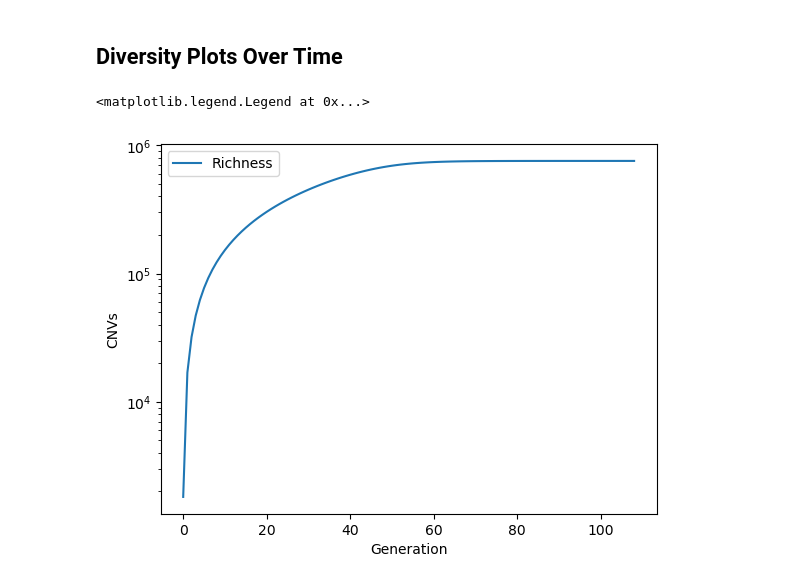
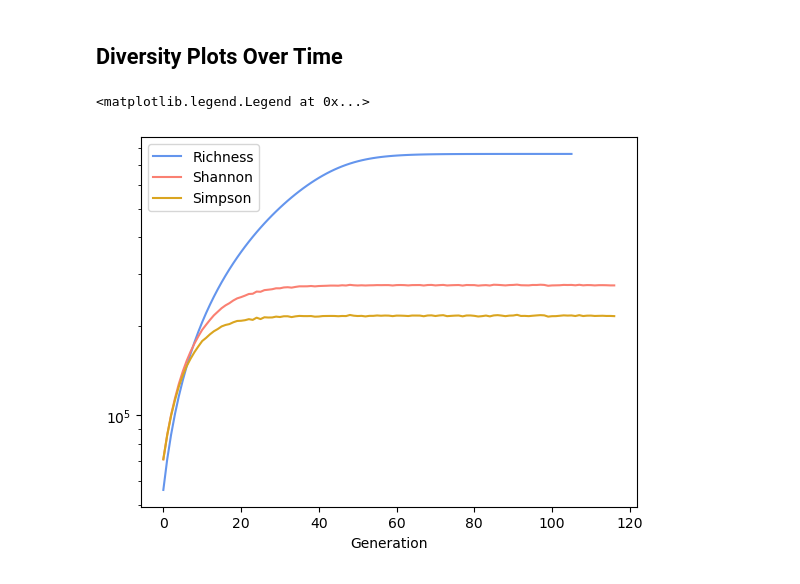
Before and after one commit to yoavram-lab/chuong_et_al, a Jupyter notebook: Diversity.ipynb, the cells around one changed output. Cells and saved outputs as stored; diff of their text form; code cells hidden in the pictures.

Commit message:
Added Shannon and Simpson diversities

```diff
--- a/Diversity.ipynb
+++ b/Diversity.ipynb
@@ -89,14 +89,27 @@ plt.show()
 # %%
 # Total number distinct CNVs = richness
 s,m,p0 = 10**-0.74, 10**-4.34, 10**-3.77
 fig,ax = plt.subplots()
-p, Q, P = calc_c1_c2_prob(ax,s,m,p, np.inf, color='k', plot=False) # WT overall MAP
-ax.plot(Q.cumsum(), label='Richness') # Richness = total CNVs
+p, Q, P = calc_c1_c2_prob(ax,s,m,p0, np.inf, color='k', plot=False) # WT overall MAP
+ax.plot(Q.cumsum(), label='Richness', color='cornflowerblue') # Richness = total CNVs
 ax.set_yscale('log')
 ax.set_xlabel('Generation')
-ax.legend()
 
 # Other diversity indices
+plot_shannon, plot_simpson = [], []
+for j in range(117):
+    tot_p, Q, P = calc_c1_c2_prob(ax,s,m,p0, np.inf, color='k', plot=False, max_gen=j)
+    shannon, simpson = 0,0
+    for i in range(len(Q)):
+        p = max(1e-12,(P[i]/Q[i])/P.sum()) # Proportion of each CNV population
+        shannon -= Q[i]*p*np.log(p) # Q[i] populations with the same proportion
+        simpson += Q[i]*p**2 # Q[i] populations with the same proportion
+    plot_shannon.append(np.exp(shannon))
+    plot_simpson.append(1/simpson)
+
+ax.plot(plot_shannon, label='Shannon', color='salmon')
+ax.plot(plot_simpson, label='Simpson', color='goldenrod')
+ax.legend()
 # %% [output]
 <matplotlib.legend.Legend at 0x...>
-[figure, old version]
+[figure, new version]
```
Also changed, not shown: parts of 1 cell of this notebook, 1 other file.
